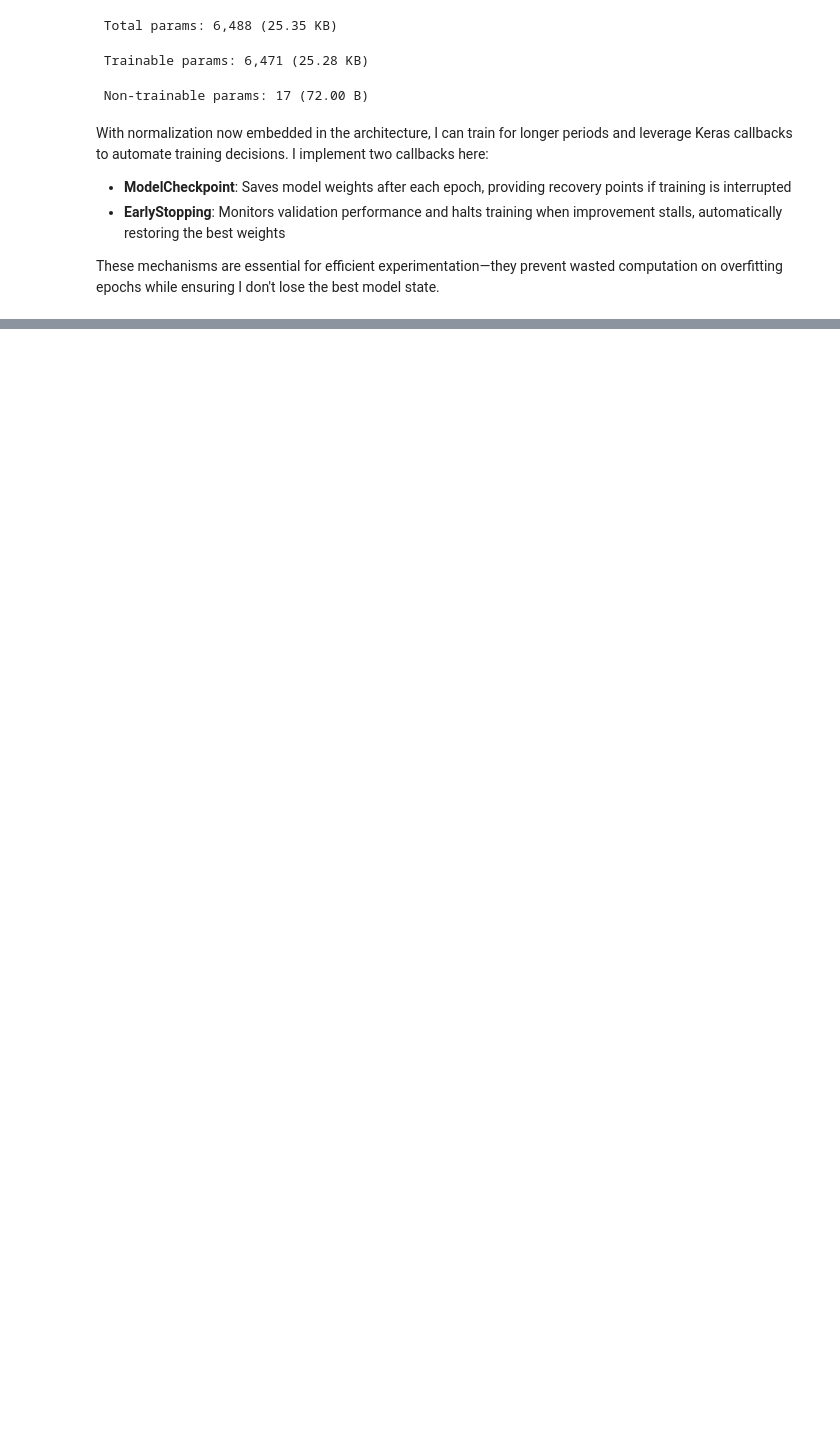
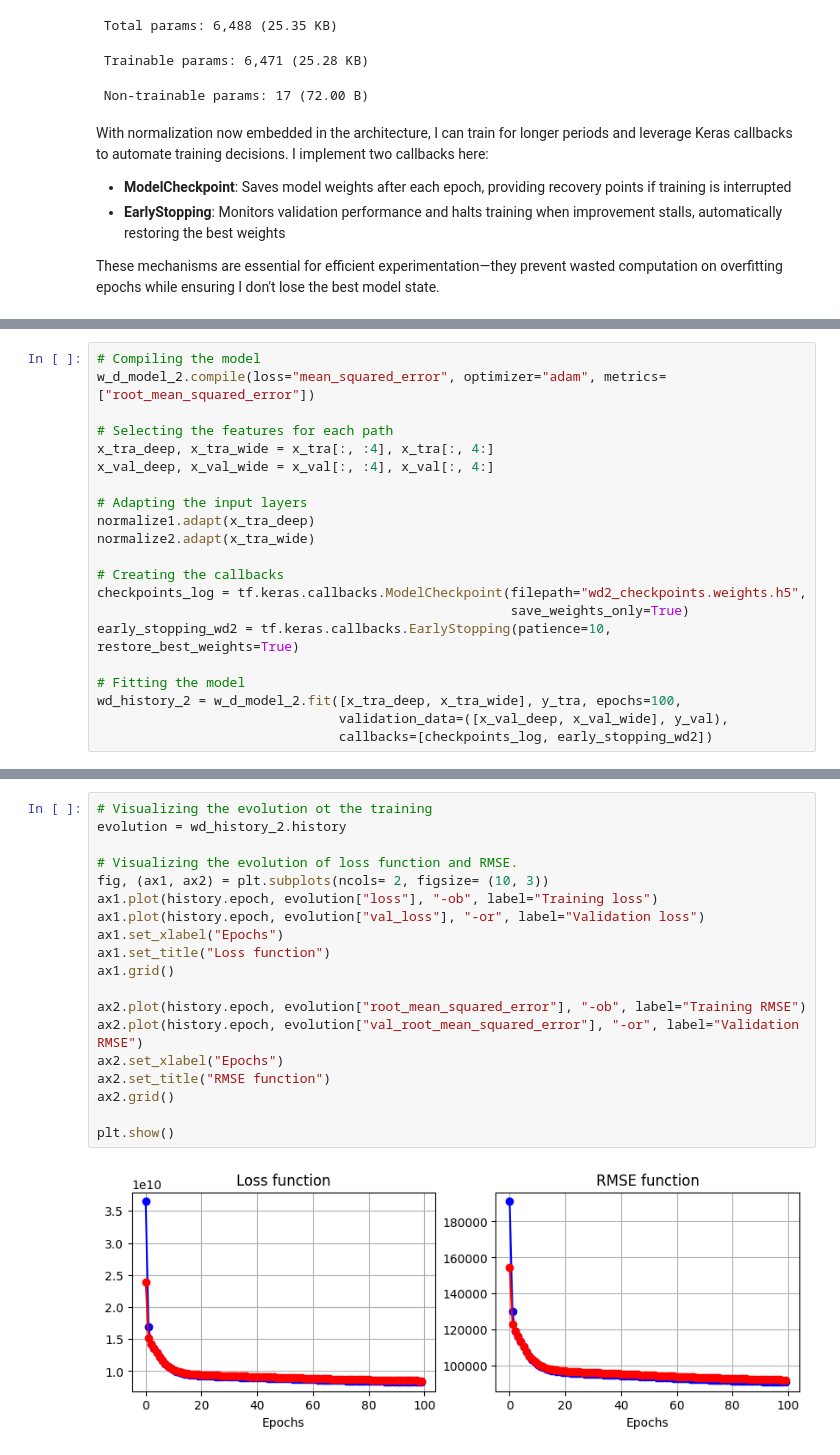
Before and after one commit to nescuderor/Personal_portfolio, a Jupyter notebook: 04_Neural_networks/02_basic_architectures.ipynb, the cells around one changed output, grey strips where cells are left out. Cells and saved outputs as stored; diff of their text form; blank space fills up the shorter version.

```diff
--- a/04_Neural_networks/02_basic_architectures.ipynb
+++ b/04_Neural_networks/02_basic_architectures.ipynb
@@ -308,0 +502,21 @@ Epoch 100/100
+# %%
+# Compiling the model
+w_d_model_2.compile(loss="mean_squared_error", optimizer="adam", metrics=["root_mean_squared_error"])
+
+# Selecting the features for each path
+x_tra_deep, x_tra_wide = x_tra[:, :4], x_tra[:, 4:]
+x_val_deep, x_val_wide = x_val[:, :4], x_val[:, 4:]
+
+# Adapting the input layers
+normalize1.adapt(x_tra_deep)
+normalize2.adapt(x_tra_wide)
+
+# Creating the callbacks
+checkpoints_log = tf.keras.callbacks.ModelCheckpoint(filepath="wd2_checkpoints.weights.h5",
+                                                     save_weights_only=True)
+early_stopping_wd2 = tf.keras.callbacks.EarlyStopping(patience=10, restore_best_weights=True)
+
+# Fitting the model
+wd_history_2 = w_d_model_2.fit([x_tra_deep, x_tra_wide], y_tra, epochs=100,
+                               validation_data=([x_val_deep, x_val_wide], y_val),
+                               callbacks=[checkpoints_log, early_stopping_wd2])
@@ -308,0 +541,21 @@ Epoch 100/100
+# %%
+# Visualizing the evolution ot the training
+evolution = wd_history_2.history
+
+# Visualizing the evolution of loss function and RMSE.
+fig, (ax1, ax2) = plt.subplots(ncols= 2, figsize= (10, 3))
+ax1.plot(history.epoch, evolution["loss"], "-ob", label="Training loss")
+ax1.plot(history.epoch, evolution["val_loss"], "-or", label="Validation loss")
+ax1.set_xlabel("Epochs")
+ax1.set_title("Loss function")
+ax1.grid()
+
+ax2.plot(history.epoch, evolution["root_mean_squared_error"], "-ob", label="Training RMSE")
+ax2.plot(history.epoch, evolution["val_root_mean_squared_error"], "-or", label="Validation RMSE")
+ax2.set_xlabel("Epochs")
+ax2.set_title("RMSE function")
+ax2.grid()
+
+plt.show()
+# %% [output]
+[figure, added]
```
Also changed, not shown: parts of 24 cells of this notebook.
